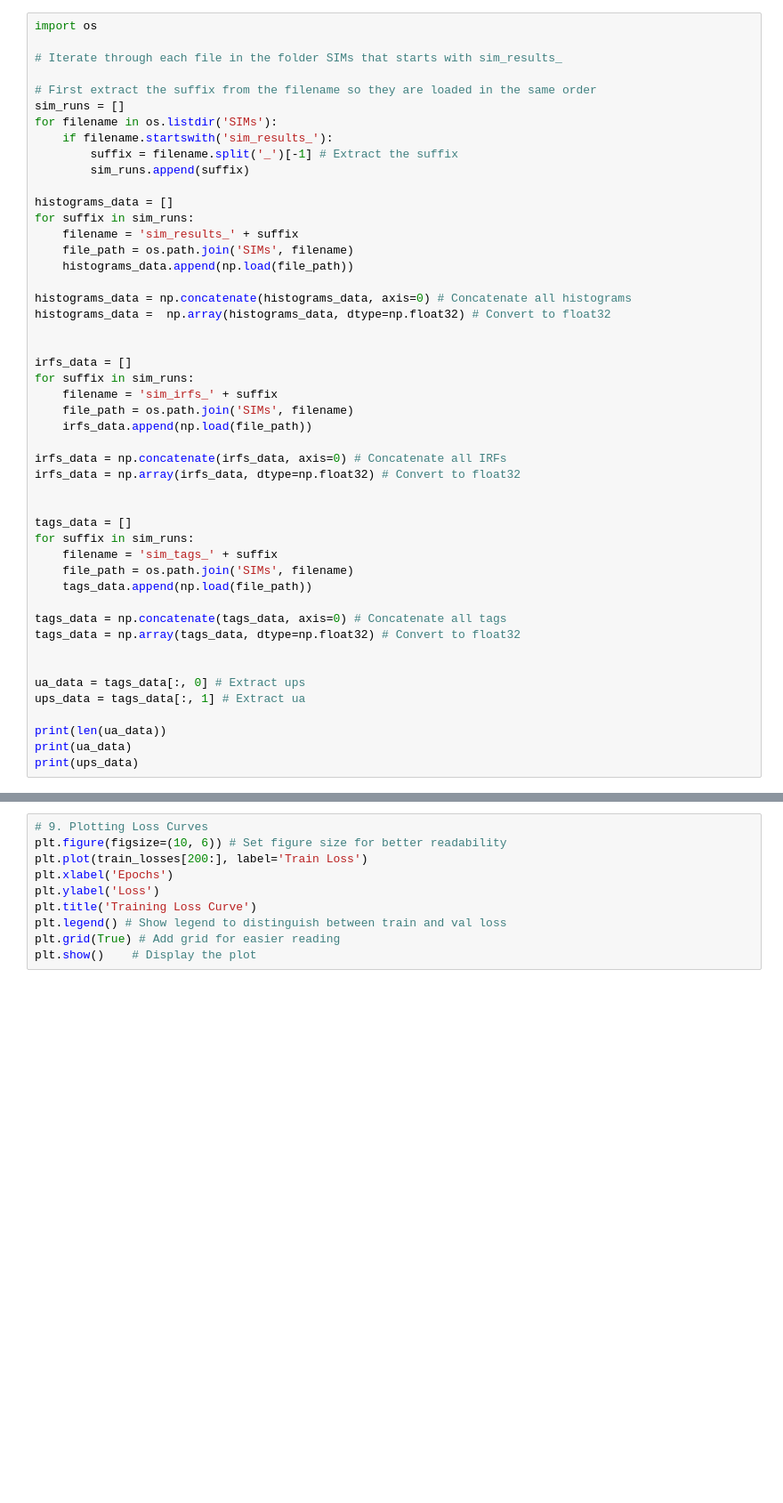
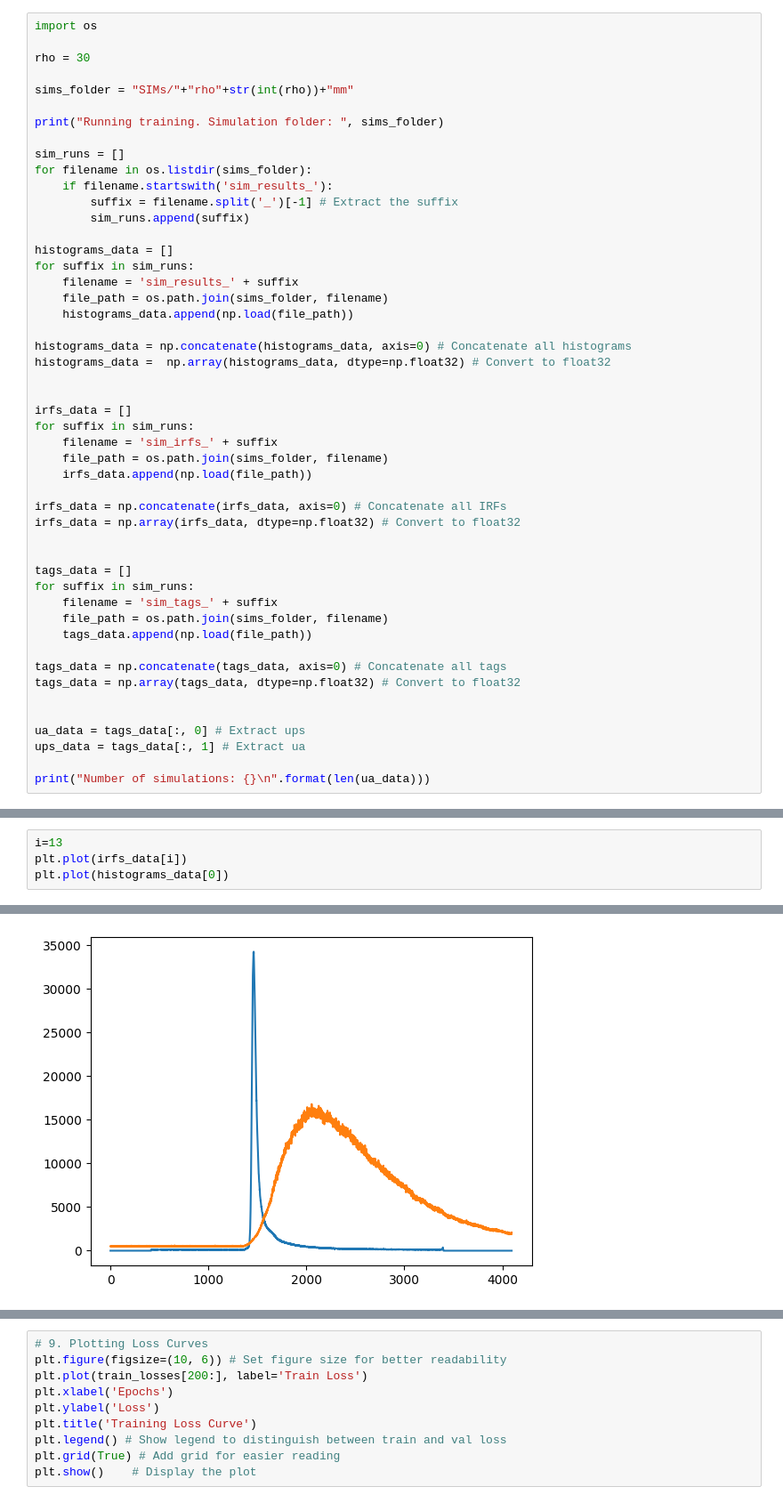
Before and after one commit to nicocarbone/PHDFitAI, a Jupyter notebook: AIFitPrototype.ipynb, the cells around one changed output, grey strips where cells are left out. Shown at 89% size. Saved outputs shown, nothing was run; the diff lists cells and outputs as text; blank space fills up the shorter version.

Commit message:
Correctly load sims from the correct folder based in the rho.

```diff
--- a/AIFitPrototype.ipynb
+++ b/AIFitPrototype.ipynb
@@ -205,11 +227,14 @@ def train_model(model, train_loader, val_loader, criterion, optimizer, scheduler
 # %%
 import os
 
-# Iterate through each file in the folder SIMs that starts with sim_results_
+rho = 30
 
-# First extract the suffix from the filename so they are loaded in the same order
+sims_folder = "SIMs/"+"rho"+str(int(rho))+"mm"
+
+print("Running training. Simulation folder: ", sims_folder)
+
 sim_runs = []
-for filename in os.listdir('SIMs'):
+for filename in os.listdir(sims_folder):
     if filename.startswith('sim_results_'):
         suffix = filename.split('_')[-1] # Extract the suffix
         sim_runs.append(suffix)
@@ -217,7 +242,7 @@ for filename in os.listdir('SIMs'):
 histograms_data = []
 for suffix in sim_runs:
     filename = 'sim_results_' + suffix
-    file_path = os.path.join('SIMs', filename)
+    file_path = os.path.join(sims_folder, filename)
     histograms_data.append(np.load(file_path))
 
 histograms_data = np.concatenate(histograms_data, axis=0) # Concatenate all histograms
@@ -227,7 +252,7 @@ histograms_data =  np.array(histograms_data, dtype=np.float32) # Convert to floa
 irfs_data = []
 for suffix in sim_runs:
     filename = 'sim_irfs_' + suffix
-    file_path = os.path.join('SIMs', filename)
+    file_path = os.path.join(sims_folder, filename)
     irfs_data.append(np.load(file_path))
 
 irfs_data = np.concatenate(irfs_data, axis=0) # Concatenate all IRFs
@@ -237,7 +262,7 @@ irfs_data = np.array(irfs_data, dtype=np.float32) # Convert to float32
 tags_data = []
 for suffix in sim_runs:
     filename = 'sim_tags_' + suffix
-    file_path = os.path.join('SIMs', filename)
+    file_path = os.path.join(sims_folder, filename)
     tags_data.append(np.load(file_path))
 
 tags_data = np.concatenate(tags_data, axis=0) # Concatenate all tags
@@ -247,7 +272,5 @@ tags_data = np.array(tags_data, dtype=np.float32) # Convert to float32
 ua_data = tags_data[:, 0] # Extract ups
 ups_data = tags_data[:, 1] # Extract ua
 
-print(len(ua_data))
-print(ua_data)
-print(ups_data)
+print("Number of simulations: {}\n".format(len(ua_data)))
 # %% [output]
@@ -256,0 +279,5 @@ print(ups_data)
+# %%
+i=13
+plt.plot(irfs_data[i])
+plt.plot(histograms_data[0])
+# %% [output]
@@ -257,3 +285,4 @@ print(ups_data)
+[figure, added]
 # %%
 ## 2. Split data into training and validation sets
 histograms_train, histograms_val, irfs_train, irfs_val, ups_train, ups_val, ua_train, ua_val = train_test_split(
```
Also changed, not shown: parts of 6 cells of this notebook.
